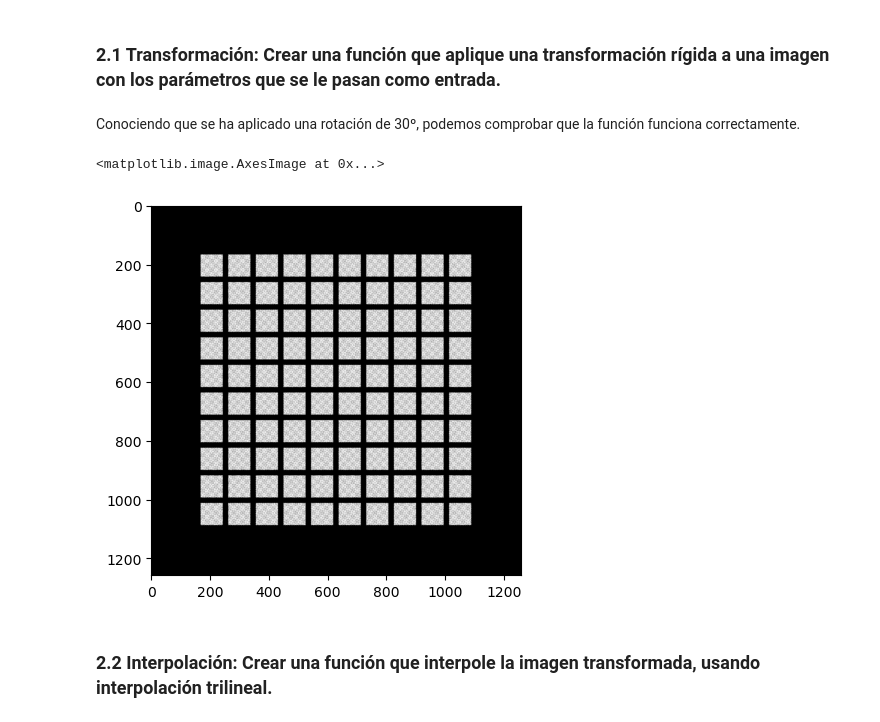
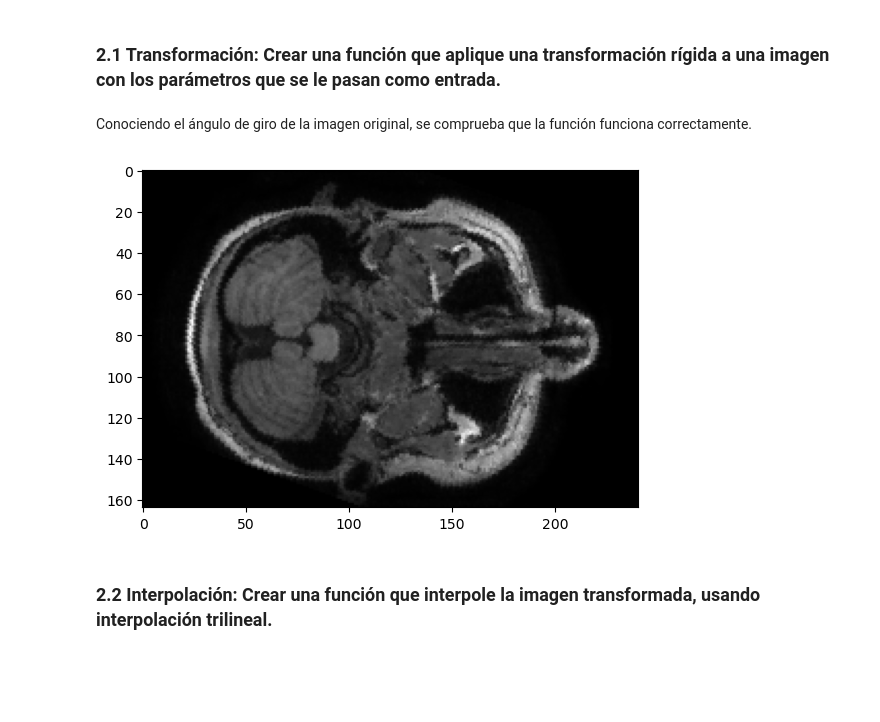
Before and after one commit to pabloriosn/MUVA_imagen_medica, a Jupyter notebook: practica2/p2_grupo4.ipynb, the cells around one changed output. Drawn from its saved outputs; the diff is of its cells as text; code cells hidden in the pictures; blank space fills up the shorter version.

```diff
--- a/practica2/p2_grupo4.ipynb
+++ b/practica2/p2_grupo4.ipynb
@@ -20,0 +16,5 @@ plt.imshow(img, cmap='gray')
+# %%
+# Cargamos una imagen del apartado anterior
+img = nib.load('material/mr1.nii').get_fdata()[:, :, 100]
+
+plt.imshow(img, cmap='gray')
@@ -20,0 +26,6 @@ plt.imshow(img, cmap='gray')
+# %%
+rotation_angle = 40
+M = cv2.getRotationMatrix2D((img.shape[1]/2, img.shape[0]/2), rotation_angle, 1)
+rotated_img = cv2.warpAffine(img, M, (img.shape[1], img.shape[0]))
+
+plt.imshow(rotated_img, cmap='gray')
@@ -23,14 +37,13 @@ plt.imshow(img, cmap='gray')
 # %%
 def rotate_image(image: np.ndarray, angle: float) -> np.ndarray:
     """
-    Rotates an image (angle in degrees)
-    :param image (np.ndarray): Image to be rotated
-    :param angle (float): Angle of rotation in degrees
-    :return (np.ndarray): Rotated image
+    Rotates an image (angle in degrees).
+    :param image: np.ndarray Image to be rotated
+    :param angle: float Angle of rotation in degrees
+    :return: np.ndarray Rotated image
     """
 
     theta = np.deg2rad(angle)
-
     h, w = image.shape[:2]
 
     T = np.array([[1, 0, -w/2],
@@ -41,25 +54,28 @@ def rotate_image(image: np.ndarray, angle: float) -> np.ndarray:
                   [np.sin(theta), np.cos(theta), 0],
                   [0, 0, 1]])
 
-    M_prime = np.linalg.inv(T) @ M @ T
+    R = np.linalg.inv(T) @ M @ T
 
     rotated = np.zeros_like(image)
-    for i in range(h):
-        for j in range(w):
-            p = np.array([j, i, 1])
-            q = M_prime @ p
-            x, y = q[:2]
-            if 0 <= x < w and 0 <= y < h:
-                rotated[int(y), int(x)] = image[i, j]
+    for y in range(h):
+        for x in range(w):
+            # Calculate the position
+            pos = R @ np.array([x, y, 1])
+            pos = pos / pos[2]
+            pos = np.round(pos[:2]).astype(np.int32)
+
+            # Check if position with the size of the image
+            if 0 <= pos[1] < h and 0 <= pos[0] < w:
+                rotated[y, x] = image[pos[1], pos[0]]
 
     return rotated
-# %% [markdown]
-Conociendo que se ha aplicado una rotación de 30º, podemos comprobar que la función funciona correctamente.
+# %% [markdown]
+
+Conociendo el ángulo de giro de la imagen original, se comprueba que la función funciona correctamente.
 # %%
-rotated_img = rotate_image(img, 30)
-plt.imshow(rotated_img, cmap='gray')
+correct_img = rotate_image(rotated_img, -rotation_angle)
+plt.imshow(correct_img, cmap='gray');
 # %% [output]
-<matplotlib.image.AxesImage at 0x...>
-[figure, old version]
+[figure, new version]
 # %% [markdown]
 ### 2.2 Interpolación: Crear una función que interpole la imagen transformada, usando interpolación trilineal.
```
Also changed, not shown: parts of 15 cells of this notebook.
